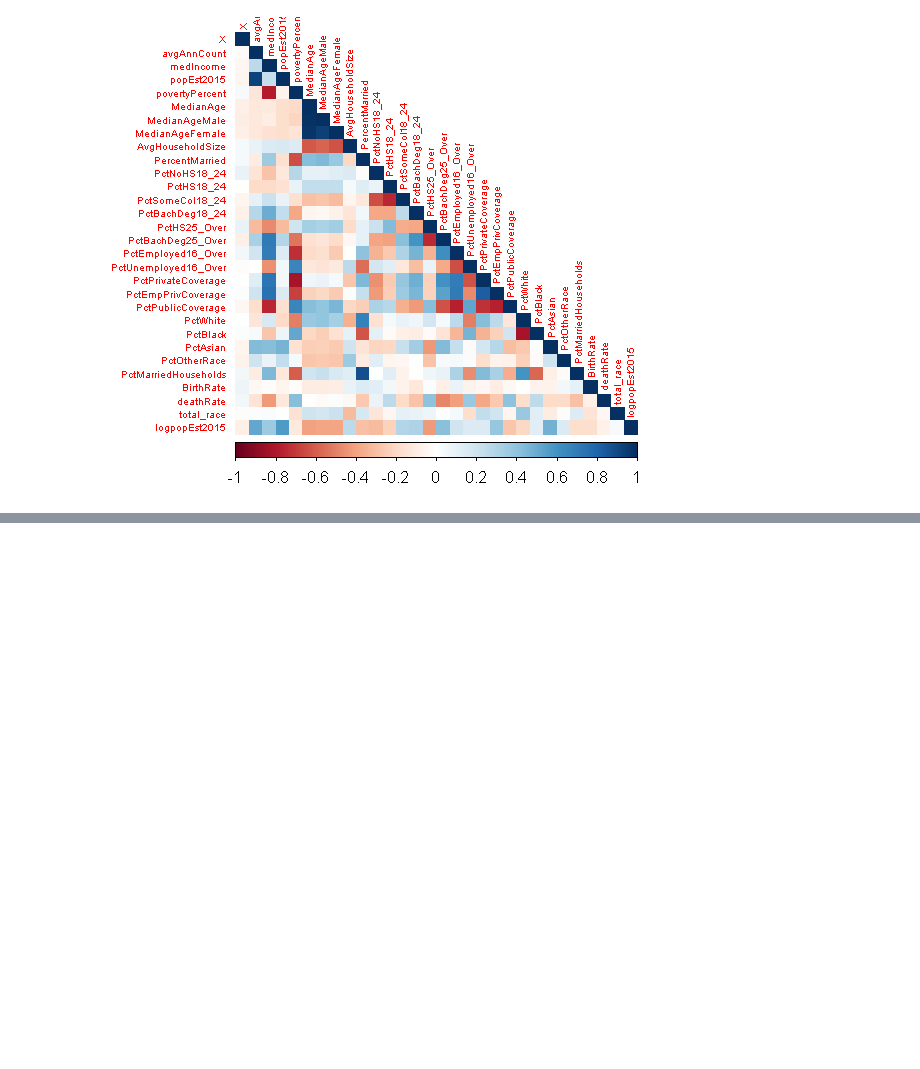
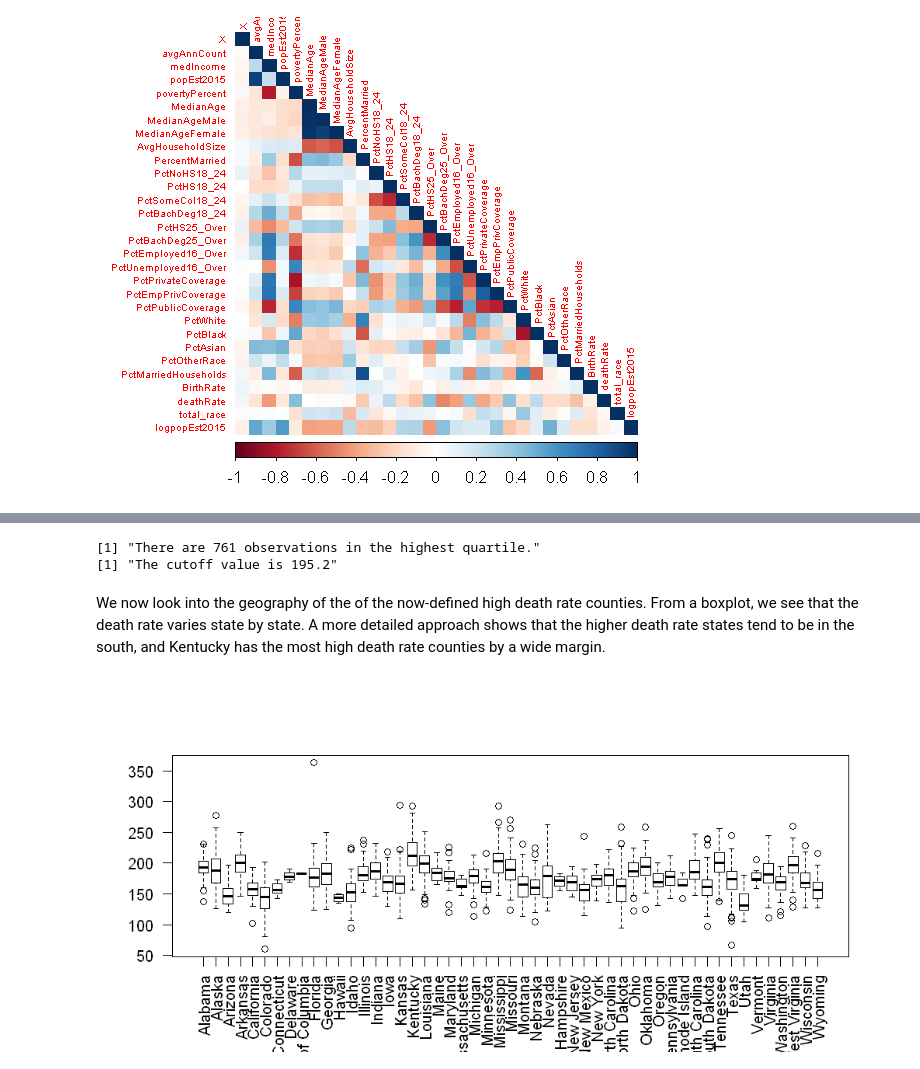
Before and after one commit to boudrejp/eda_lab, a Jupyter notebook: final report/final_report_jupyter.ipynb, the cells around one changed output, grey strips where cells are left out. Saved outputs shown, nothing was run; the diff lists cells and outputs as text; code cells hidden in the pictures; blank space fills up the shorter version.

Commit message:
most of douglas analysis

```diff
--- a/final report/final_report_jupyter.ipynb
+++ b/final report/final_report_jupyter.ipynb
@@ -166,0 +171,19 @@ Our target variable, `deathRate`, appears to have some interesting correlations
+# %%
+deathRatequrt3 <- quantile(data$deathRate, 0.75, na.rm=T)
+
+data.higher <- subset(data, data$deathRate > deathRatequrt3)
+print(paste0("There are ", nrow(data.higher), " observations in the highest quartile."))
+print(paste0("The cutoff value is ", deathRatequrt3))
+
+data.lower <- subset(data, data$deathRate < deathRatequrt3)
+# %% [output]
+[1] "There are 761 observations in the highest quartile."
+[1] "The cutoff value is 195.2"
+# %% [markdown]
+We now look into the geography of the of the now-defined high death rate counties. From a boxplot, we see that the death rate varies state by state. A more detailed approach shows that the higher death rate states tend to be in the south, and Kentucky has the most high death rate counties by a wide margin.
+# %%
+options(repr.plot.width=8.5, repr.plot.height=4) # let this plot be wider
+boxplot(deathRate~state, data = data, las = 2)
+options(repr.plot.width=5, repr.plot.height=4) # set back to default settings
+# %% [output]
+[figure, added]
```
Also changed, not shown: parts of 12 cells of this notebook.
